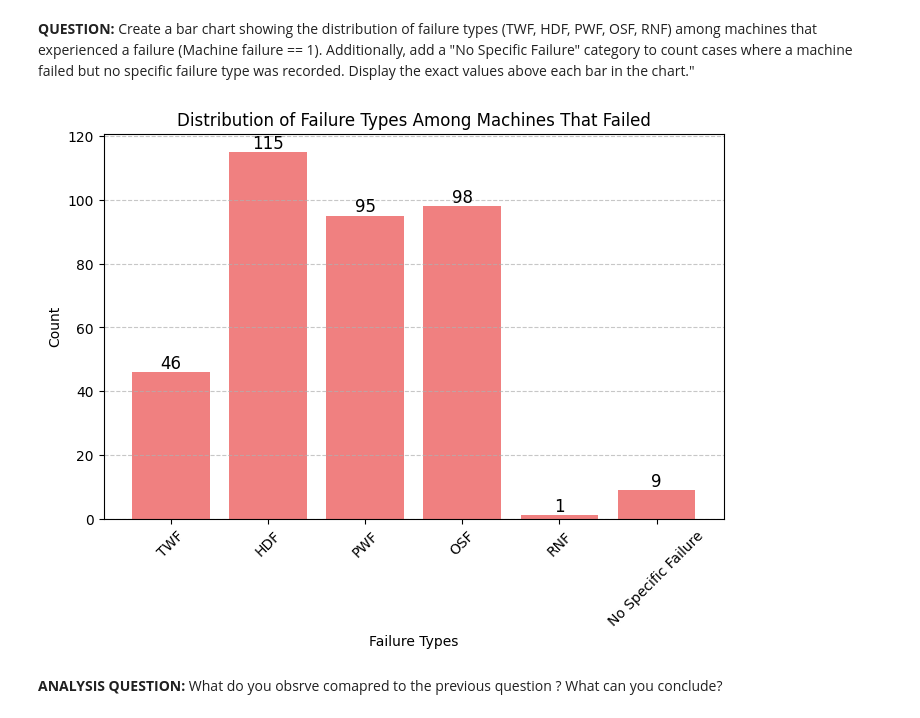
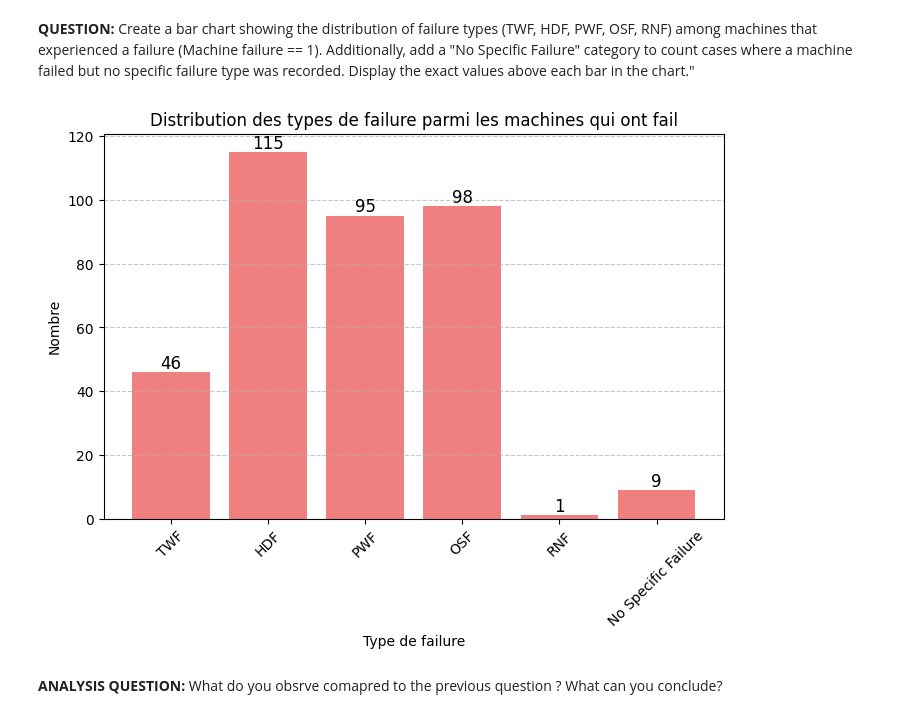
Before and after one commit to Poauline/IA_EMBARQUEE_Predictive_maintenance, a Jupyter notebook: TP_IA_EMBARQUEE.ipynb, the cells around one changed output. Saved outputs shown, nothing was run; the diff lists cells and outputs as text; code cells hidden in the pictures.

Commit message:
traduction graphe

```diff
--- a/TP_IA_EMBARQUEE.ipynb
+++ b/TP_IA_EMBARQUEE.ipynb
@@ -118,28 +118,28 @@ plt.show()
 # %%
 dataset = pd.read_csv("ai4i2020.csv")
 failed_machines = dataset[dataset["Machine failure"] == 1]
 failure_types = ["TWF", "HDF", "PWF", "OSF", "RNF"]
 failure_counts = failed_machines[failure_types].sum()
 no_specific_failure = (failed_machines[failure_types].sum(axis=1) == 0).sum()
 
 failure_counts["No Specific Failure"] = no_specific_failure
 
 plt.figure(figsize=(8, 5))
 bars = plt.bar(failure_counts.index, failure_counts.values, color='lightcoral')
 
 for bar in bars:
     plt.text(bar.get_x() + bar.get_width()/2, bar.get_height(),
              int(bar.get_height()), ha='center', va='bottom', fontsize=12)
 
-plt.xlabel("Failure Types")
-plt.ylabel("Count")
-plt.title("Distribution of Failure Types Among Machines That Failed")
+plt.xlabel("Type de failure")
+plt.ylabel("Nombre")
+plt.title("Distribution des types de failure parmi les machines qui ont fail")
 plt.xticks(rotation=45)
 plt.grid(axis='y', linestyle='--', alpha=0.7)
 
 plt.show()
 # %% [output]
-[figure, old version]
+[figure, new version]
 # %% [markdown]
 **ANALYSIS QUESTION:** What do you obsrve comapred to the previous question ? What can you conclude?
 # %% [markdown]
```
Also changed, not shown: parts of 1 cell of this notebook.
